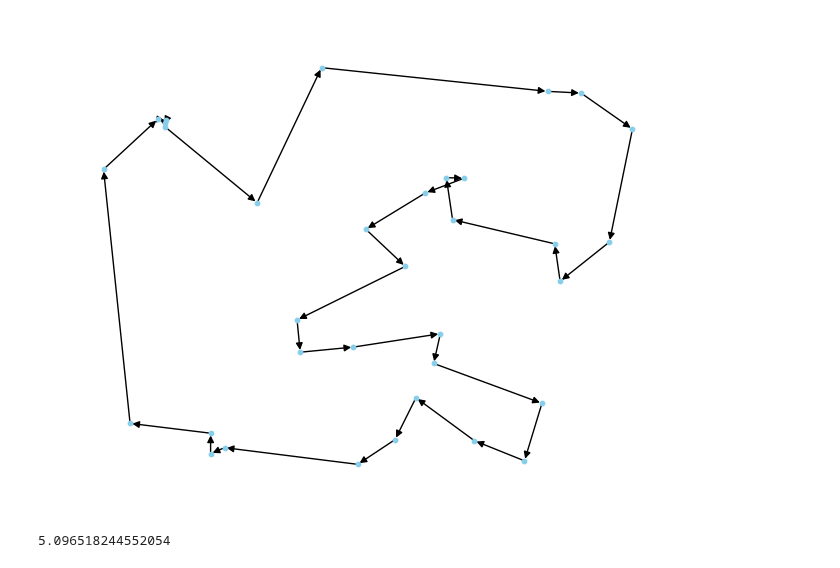
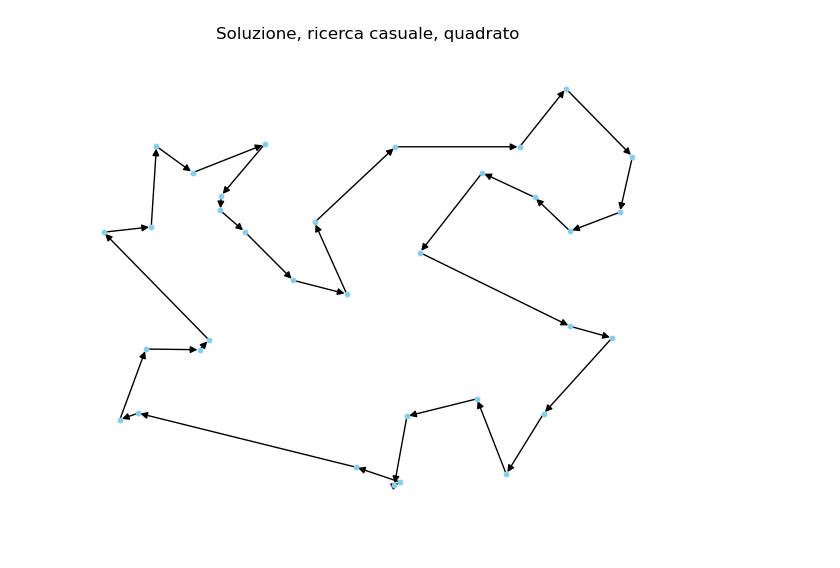
Before and after one commit to eliasteve/labsimnumerica, a Jupyter notebook: LSN_09/LSN_09.ipynb, the cells around one changed output. Cells and saved outputs as stored; diff of their text form; code cells hidden in the pictures.

```diff
--- a/LSN_09/LSN_09.ipynb
+++ b/LSN_09/LSN_09.ipynb
@@ -3,17 +3,12 @@ import numpy as np
 import matplotlib.pyplot as plt
 import networkx as nx
 import math
-# %%
-cities = np.loadtxt("cities.dat")
-initial_path = np.loadtxt("initial_best_path.dat", skiprows=1, dtype=int)
-initial_path = np.append(initial_path, 0)
-best_path = np.loadtxt("path_random_search.dat", skiprows=1, dtype=int)
-best_path = np.append(best_path, 0)
 # %%
-def plot_network(G):
+def plot_network(G, title):
     """Plots the network."""
     pos = nx.get_node_attributes(G, 'pos')
     nx.draw(G, pos, with_labels=False, node_size=10, node_color='skyblue', font_size=10, font_weight='bold', arrows=True)
+    plt.title(title)
     plt.show()
 # %%
 def create_graph(cities, path):
@@ -48,10 +87,11 @@ compute_cycle_length(initial_sol, initial_path)
+# %%
+cities = np.loadtxt("cities_square.dat")
+# %%
+best_path = np.loadtxt("path_random_search_square.dat", skiprows=1, dtype=int)
+best_path = np.append(best_path, 0)
 # %%
 best_sol = create_graph(cities, best_path)
 # %%
-plot_network(best_sol)
+plot_network(best_sol, "Soluzione, ricerca casuale, quadrato")
 # %% [output]
-[figure, old version]
+[figure, new version]
-# %%
-compute_cycle_length(best_sol, best_path)
-# %% [output]
-5.096518244552054
```
Also changed, not shown: parts of 18 cells of this notebook, 3 other files.
